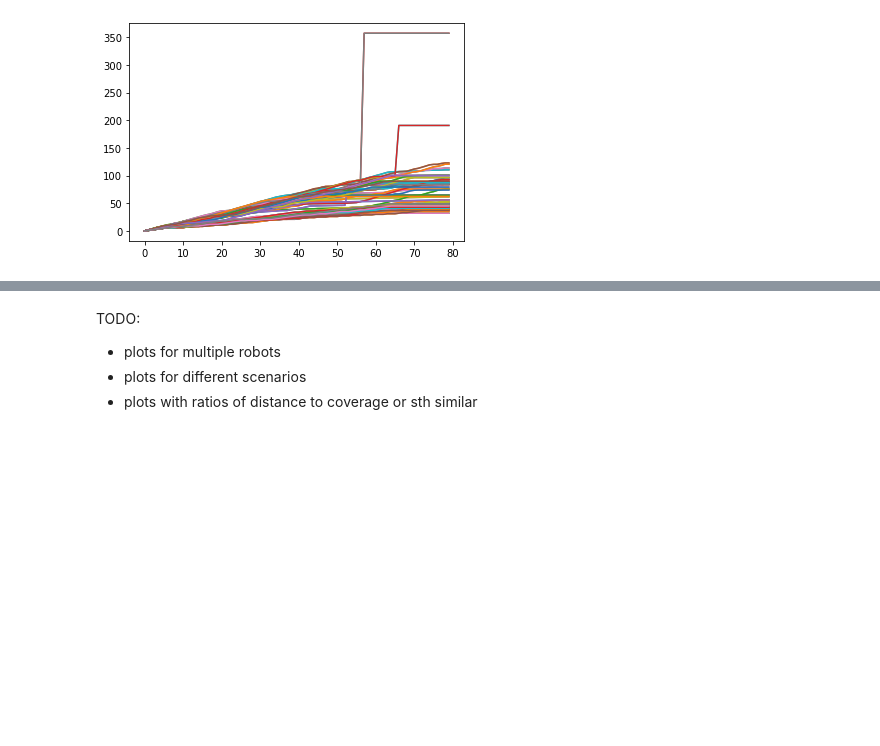
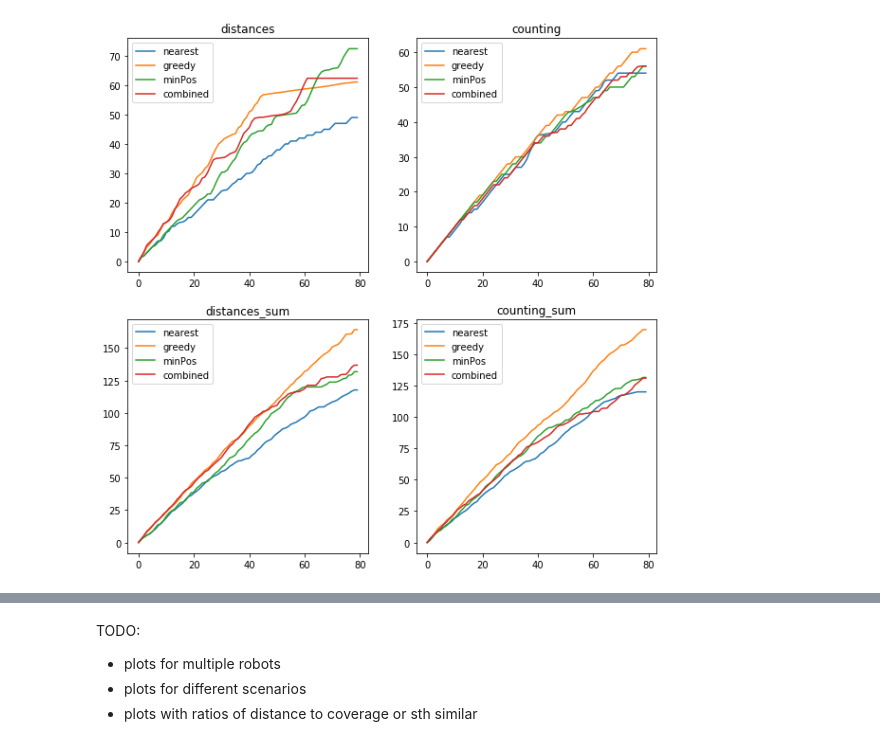
Before and after one commit to Icheler/coExplore, a Jupyter notebook: evaluation.ipynb, the cells around one changed output, grey strips where cells are left out. Drawn from its saved outputs; the diff is of its cells as text; code cells hidden in the pictures; blank space fills up the shorter version.

```diff
--- a/evaluation.ipynb
+++ b/evaluation.ipynb
@@ -268,6 +303,23 @@ nearest_counting_mean = np.mean(nearest_counting[:, 1:-1], axis=1)
 greedy_counting_mean = np.mean(greedy_counting[:, 1:-1], axis=1)
 minPos_counting_mean = np.mean(minPos_counting[:, 1:-1], axis=1)
 combined_counting_mean = np.mean(combined_counting[:, 1:-1], axis=1)
+# %%
+nearest_distances_sum_median = np.median(nearest_distances_sum[:, 1:-1], axis=1)
+greedy_distances_sum_median = np.median(greedy_distances_sum[:, 1:-1], axis=1)
+minPos_distances_sum_median = np.median(minPos_distances_sum[:, 1:-1], axis=1)
+combined_distances_sum_median = np.median(combined_distances_sum[:, 1:-1], axis=1)
+nearest_counting_sum_median = np.median(nearest_counting_sum[:, 1:-1], axis=1)
+greedy_counting_sum_median = np.median(greedy_counting_sum[:, 1:-1], axis=1)
+minPos_counting_sum_median = np.median(minPos_counting_sum[:, 1:-1], axis=1)
+combined_counting_sum_median = np.median(combined_counting_sum[:, 1:-1], axis=1)
+nearest_distances_median = np.median(nearest_distances[:, 1:-1], axis=1)
+greedy_distances_median = np.median(greedy_distances[:, 1:-1], axis=1)
+minPos_distances_median = np.median(minPos_distances[:, 1:-1], axis=1)
+combined_distances_median = np.median(combined_distances[:, 1:-1], axis=1)
+nearest_counting_median = np.median(nearest_counting[:, 1:-1], axis=1)
+greedy_counting_median = np.median(greedy_counting[:, 1:-1], axis=1)
+minPos_counting_median = np.median(minPos_counting[:, 1:-1], axis=1)
+combined_counting_median = np.median(combined_counting[:, 1:-1], axis=1)
 # %%
 fig, ((ax1, ax2), (ax3, ax4)) = plt.subplots(2, 2)
 ax1.plot(nearest_distances_mean, label='nearest')
@@ -300,7 +352,30 @@ fig.set_size_inches(10, 10)
-# %%
-#outliers in minPos, nearest and combined
-plt.plot(combined_distances[:,1:])
-plt.show()
-# %% [output]
-[figure, removed]
+# %%
+fig, ((ax1, ax2), (ax3, ax4)) = plt.subplots(2, 2)
+ax1.plot(nearest_distances_median, label='nearest')
+ax1.plot(greedy_distances_median, label='greedy')
+ax1.plot(minPos_distances_median, label='minPos')
+ax1.plot(combined_distances_median, label='combined')
+ax1.legend()
+ax1.set_title('distances')
+ax2.plot(nearest_counting_median, label='nearest')
+ax2.plot(greedy_counting_median, label='greedy')
+ax2.plot(minPos_counting_median, label='minPos')
+ax2.plot(combined_counting_median, label='combined')
+ax2.legend()
+ax2.set_title('counting')
+ax3.plot(nearest_distances_sum_median, label='nearest')
+ax3.plot(greedy_distances_sum_median, label='greedy')
+ax3.plot(minPos_distances_sum_median, label='minPos')
+ax3.plot(combined_distances_sum_median, label='combined')
+ax3.legend()
+ax3.set_title('distances_sum')
+ax4.plot(nearest_counting_sum_median, label='nearest')
+ax4.plot(greedy_counting_sum_median, label='greedy')
+ax4.plot(minPos_counting_sum_median, label='minPos')
+ax4.plot(combined_counting_sum_median, label='combined')
+ax4.legend()
+ax4.set_title('counting_sum')
+fig.set_size_inches(10, 10)
+# %% [output]
+[figure, added]
 # %%
```
Also changed, not shown: parts of 34 cells of this notebook, 1 other file.
